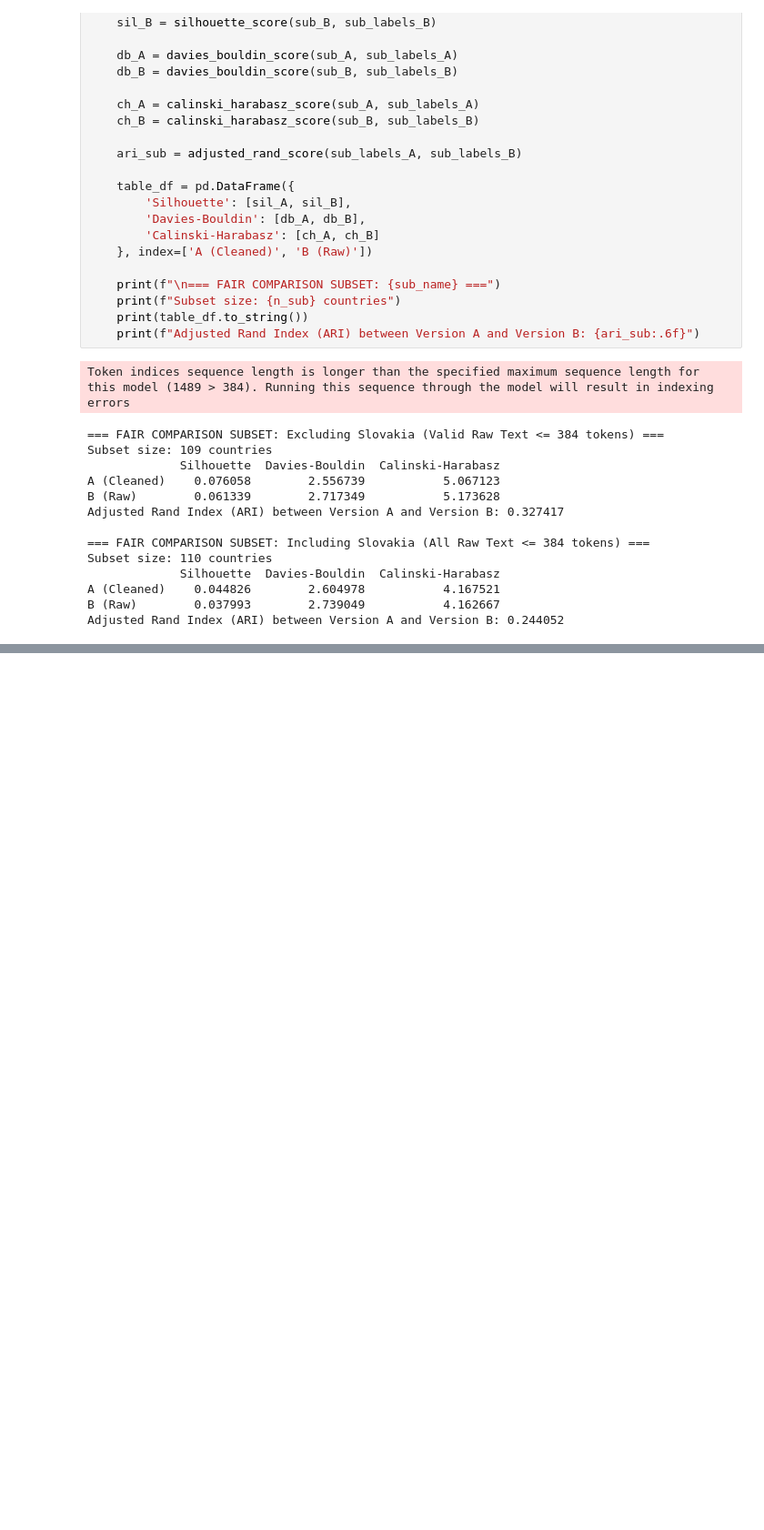
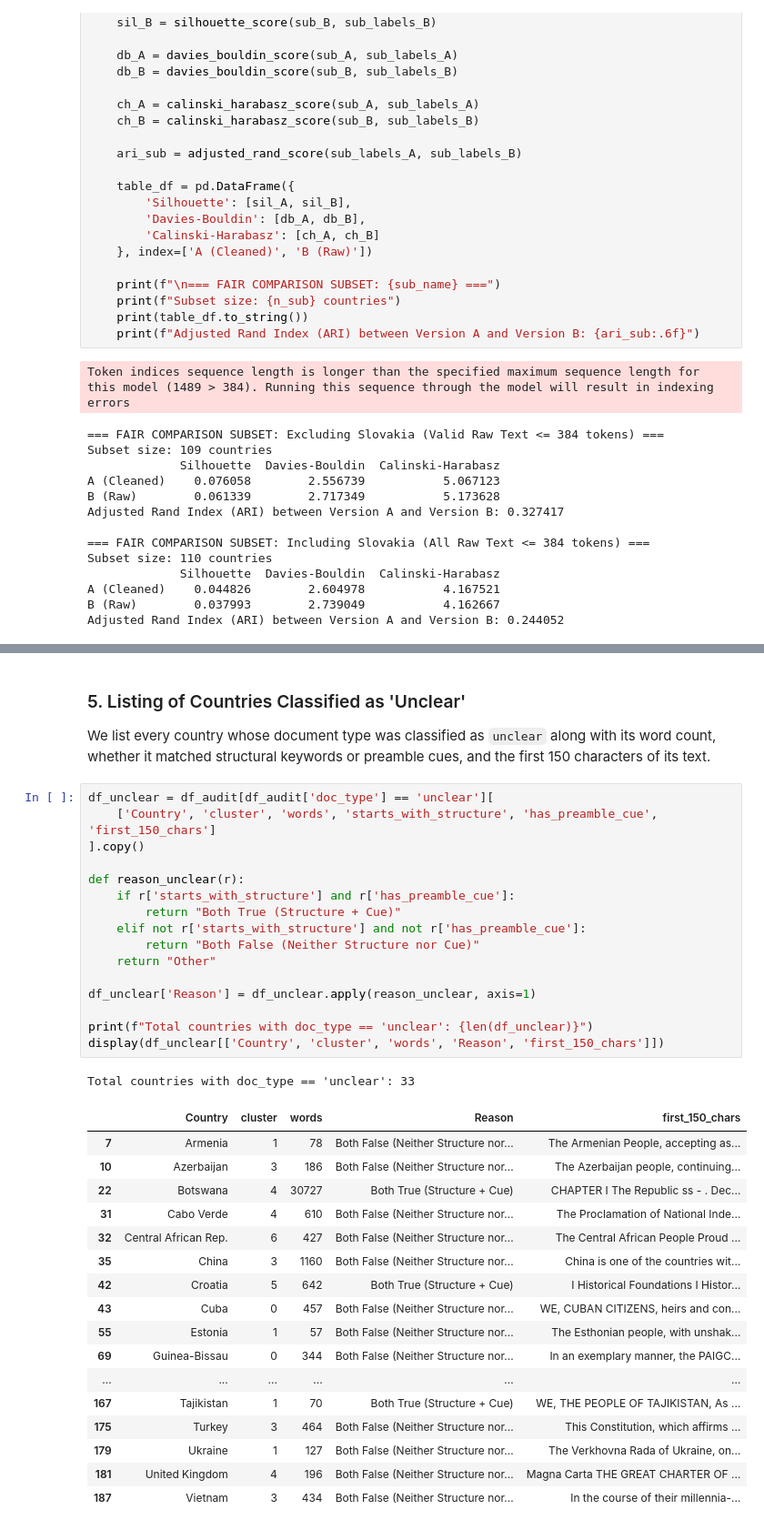
Before and after one commit to devpanchal2005/PreambleMap, a Jupyter notebook: notebooks/02_embedding_comparison.ipynb, the cells around one changed output, grey strips where cells are left out. Shown at 91% size. Cells and saved outputs as stored; diff of their text form; blank space fills up the shorter version.

```diff
--- a/notebooks/02_embedding_comparison.ipynb
+++ b/notebooks/02_embedding_comparison.ipynb
@@ -529,0 +776,39 @@ Adjusted Rand Index (ARI) between Version A and Version B: 0.244052
+# %% [markdown]
+### 5. Listing of Countries Classified as 'Unclear'
+
+We list every country whose document type was classified as `unclear` along with its word count, whether it matched structural keywords or preamble cues, and the first 150 characters of its text.
+# %%
+df_unclear = df_audit[df_audit['doc_type'] == 'unclear'][
+    ['Country', 'cluster', 'words', 'starts_with_structure', 'has_preamble_cue', 'first_150_chars']
+].copy()
+
+def reason_unclear(r):
+    if r['starts_with_structure'] and r['has_preamble_cue']:
+        return "Both True (Structure + Cue)"
+    elif not r['starts_with_structure'] and not r['has_preamble_cue']:
+        return "Both False (Neither Structure nor Cue)"
+    return "Other"
+
+df_unclear['Reason'] = df_unclear.apply(reason_unclear, axis=1)
+
+print(f"Total countries with doc_type == 'unclear': {len(df_unclear)}")
+display(df_unclear[['Country', 'cluster', 'words', 'Reason', 'first_150_chars']])
+# %% [output]
+Total countries with doc_type == 'unclear': 33
+|  | Country | cluster | words | Reason | first_150_chars |
+| 7 | Armenia | 1 | 78 | Both False (Neither Structure nor... | The Armenian People, accepting as... |
+| 10 | Azerbaijan | 3 | 186 | Both False (Neither Structure nor... | The Azerbaijan people, continuing... |
+| 22 | Botswana | 4 | 30727 | Both True (Structure + Cue) | CHAPTER I The Republic ss - . Dec... |
+| 31 | Cabo Verde | 4 | 610 | Both False (Neither Structure nor... | The Proclamation of National Inde... |
+| 32 | Central African Rep. | 6 | 427 | Both False (Neither Structure nor... | The Central African People Proud ... |
+| 35 | China | 3 | 1160 | Both False (Neither Structure nor... | China is one of the countries wit... |
+| 42 | Croatia | 5 | 642 | Both True (Structure + Cue) | I Historical Foundations I Histor... |
+| 43 | Cuba | 0 | 457 | Both False (Neither Structure nor... | WE, CUBAN CITIZENS, heirs and con... |
+| 55 | Estonia | 1 | 57 | Both False (Neither Structure nor... | The Esthonian people, with unshak... |
+| 69 | Guinea-Bissau | 0 | 344 | Both False (Neither Structure nor... | In an exemplary manner, the PAIGC... |
+| ... | ... | ... | ... | ... | ... |
+| 167 | Tajikistan | 1 | 70 | Both True (Structure + Cue) | WE, THE PEOPLE OF TAJIKISTAN, As ... |
+| 175 | Turkey | 3 | 464 | Both False (Neither Structure nor... | This Constitution, which affirms ... |
+| 179 | Ukraine | 1 | 127 | Both False (Neither Structure nor... | The Verkhovna Rada of Ukraine, on... |
+| 181 | United Kingdom | 4 | 196 | Both False (Neither Structure nor... | Magna Carta THE GREAT CHARTER OF ... |
+| 187 | Vietnam | 3 | 434 | Both False (Neither Structure nor... | In the course of their millennia-... |
```
Also changed, not shown: parts of 9 cells of this notebook, 2 other files.
